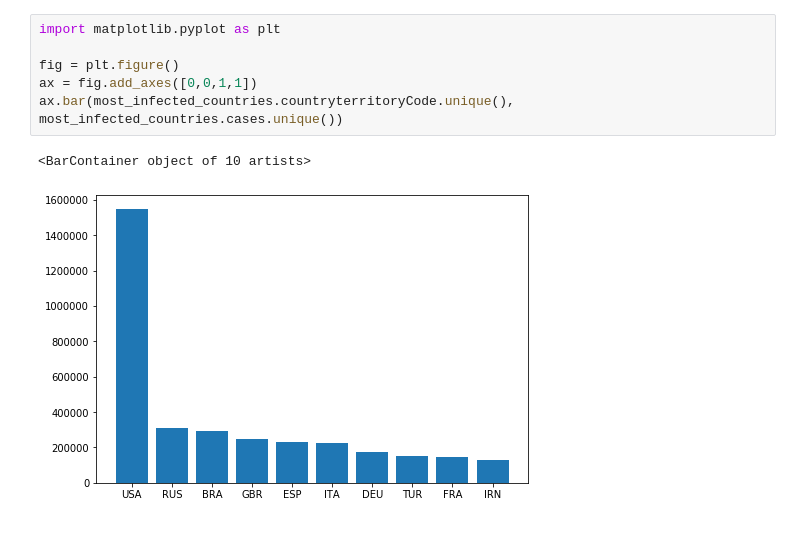
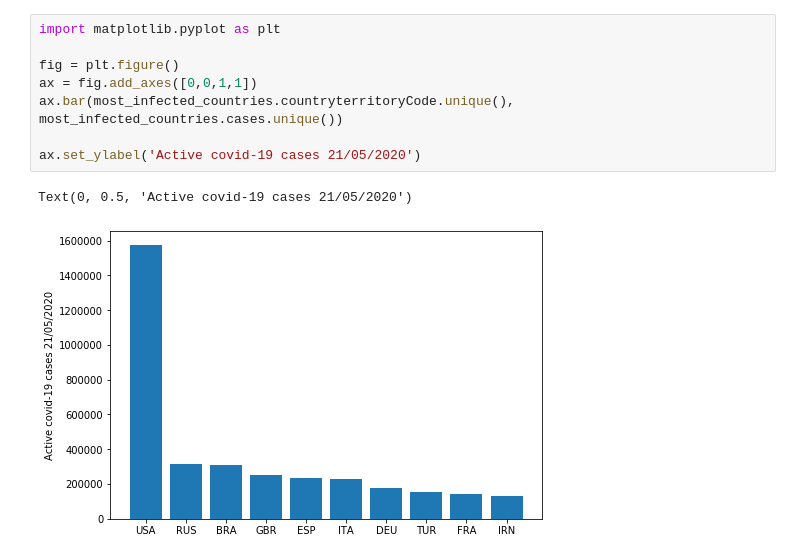
Before and after one commit to patrykjurgielewicz/covid_cases_graph_python, a Jupyter notebook: coronavirus_cases.ipynb, the cells around one changed output. Saved outputs shown, nothing was run; the diff lists cells and outputs as text.

Commit message:
added ylabel

```diff
--- a/coronavirus_cases.ipynb
+++ b/coronavirus_cases.ipynb
@@ -63,9 +63,11 @@ most_infected_countries
 # %%
 import matplotlib.pyplot as plt
 
 fig = plt.figure()
 ax = fig.add_axes([0,0,1,1])
 ax.bar(most_infected_countries.countryterritoryCode.unique(), most_infected_countries.cases.unique())
+
+ax.set_ylabel('Active covid-19 cases 21/05/2020')
 # %% [output]
-<BarContainer object of 10 artists>
+Text(0, 0.5, 'Active covid-19 cases 21/05/2020')
-[figure, old version]
+[figure, new version]
```
Also changed, not shown: parts of 4 cells of this notebook.
